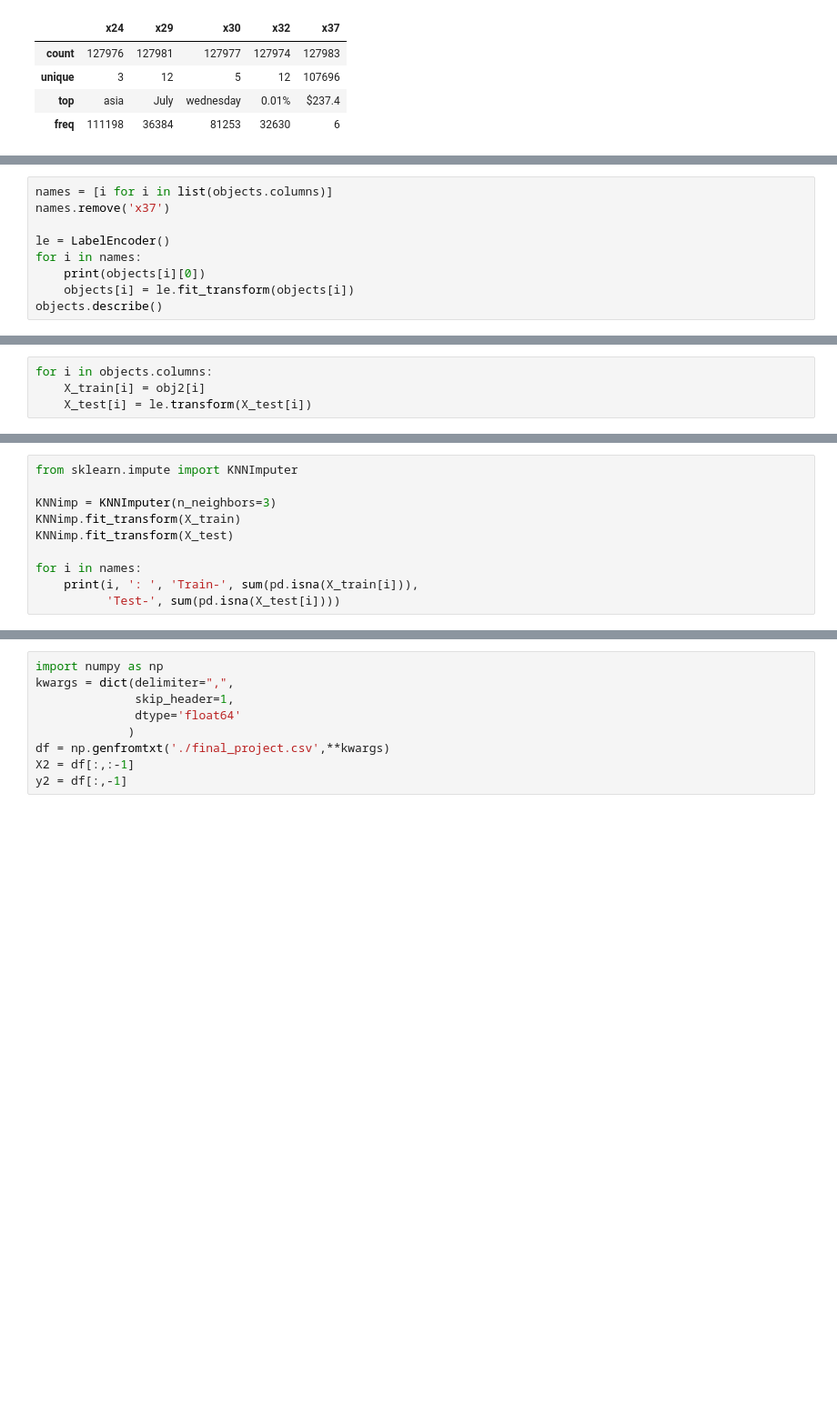
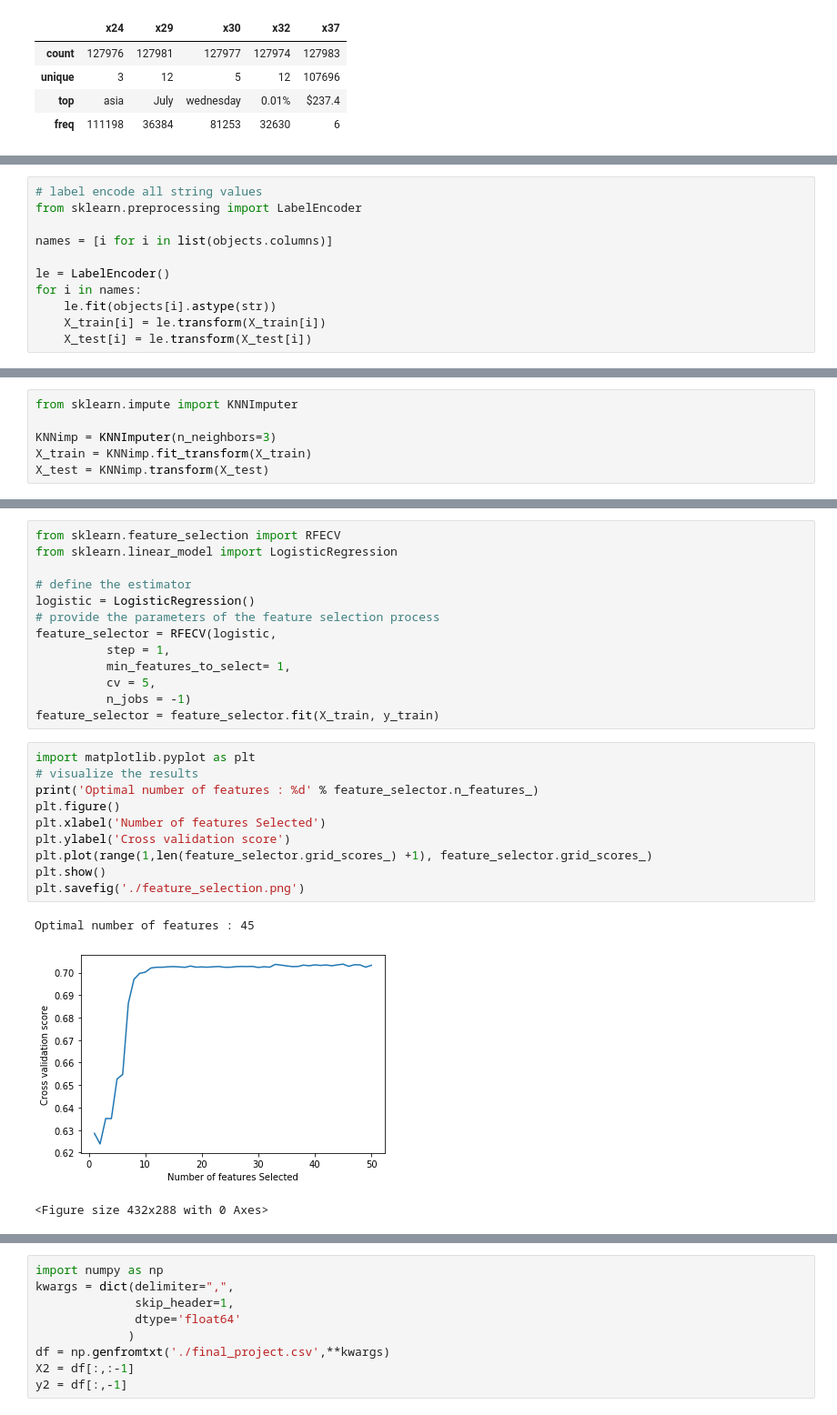
Before and after one commit to sjmiller8182/quant-the-world, a Jupyter notebook: final_project/Final Project.ipynb, the cells around one changed output, grey strips where cells are left out. Shown at 91% size. Saved outputs shown, nothing was run; the diff lists cells and outputs as text; blank space fills up the shorter version.

Commit message:
added baseline logistic model and financial loss estimate

```diff
--- a/final_project/Final Project.ipynb
+++ b/final_project/Final Project.ipynb
@@ -137,9 +161,11 @@ list
 # %%
+# label encode all string values
+from sklearn.preprocessing import LabelEncoder
+
 names = [i for i in list(objects.columns)]
-names.remove('x37')
 
 le = LabelEncoder()
 for i in names:
-    print(objects[i][0])
-    objects[i] = le.fit_transform(objects[i])
-objects.describe()
+    le.fit(objects[i].astype(str))
+    X_train[i] = le.transform(X_train[i])
+    X_test[i] = le.transform(X_test[i])
@@ -159,4 +171,0 @@ TypeError: argument must be a string or number
-# %%
-for i in objects.columns:
-    X_train[i] = obj2[i]
-    X_test[i] = le.transform(X_test[i])
@@ -189,9 +173,5 @@ sns.heatmap(feature_corr, mask=mask,
 from sklearn.impute import KNNImputer
 
 KNNimp = KNNImputer(n_neighbors=3)
-KNNimp.fit_transform(X_train)
-KNNimp.fit_transform(X_test)
-
-for i in names:
-    print(i, ': ', 'Train-', sum(pd.isna(X_train[i])),
-          'Test-', sum(pd.isna(X_test[i])))
+X_train = KNNimp.fit_transform(X_train)
+X_test = KNNimp.transform(X_test)
@@ -199,0 +184,27 @@ ValueError: could not convert string to float: 'asia'
+# %%
+from sklearn.feature_selection import RFECV
+from sklearn.linear_model import LogisticRegression
+
+# define the estimator
+logistic = LogisticRegression()
+# provide the parameters of the feature selection process
+feature_selector = RFECV(logistic,
+          step = 1,
+          min_features_to_select= 1,
+          cv = 5,
+          n_jobs = -1)
+feature_selector = feature_selector.fit(X_train, y_train)
+# %%
+import matplotlib.pyplot as plt
+# visualize the results
+print('Optimal number of features : %d' % feature_selector.n_features_)
+plt.figure()
+plt.xlabel('Number of features Selected')
+plt.ylabel('Cross validation score')
+plt.plot(range(1,len(feature_selector.grid_scores_) +1), feature_selector.grid_scores_)
+plt.show()
+plt.savefig('./feature_selection.png')
+# %% [output]
+Optimal number of features : 45
+[figure, added]
+<Figure size 432x288 with 0 Axes>
```
Also changed, not shown: parts of 23 cells of this notebook.
